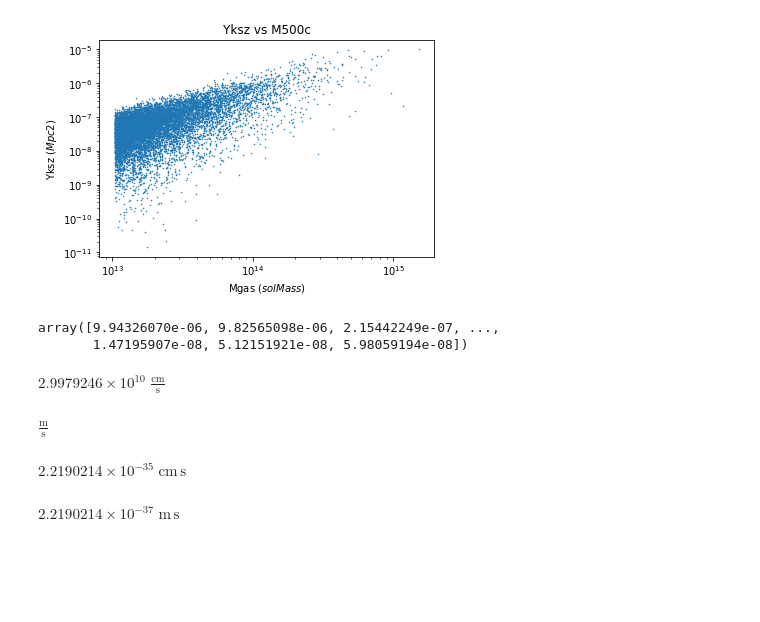
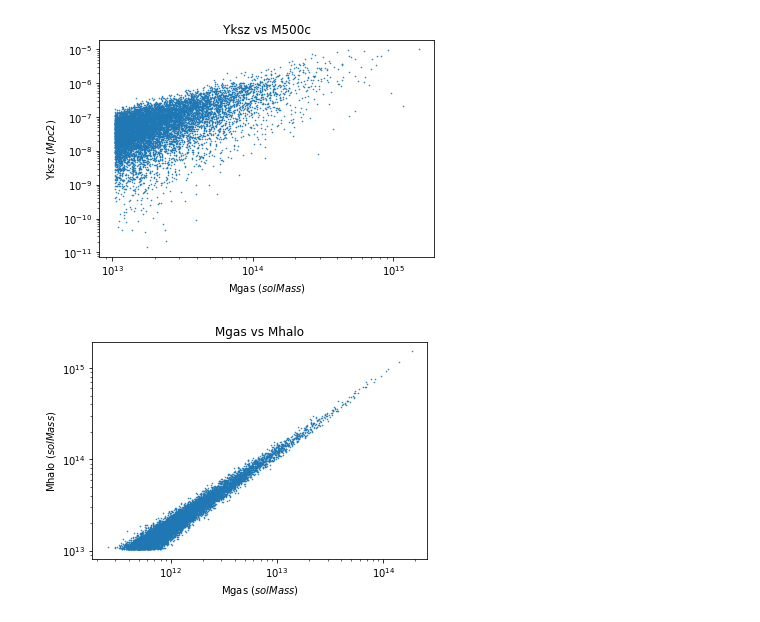
Before and after one commit to antolonappan/kSZscaler, a Jupyter notebook: Notebooks/scaling.ipynb, the cells around one changed output. Saved outputs shown, nothing was run; the diff lists cells and outputs as text; code cells hidden in the pictures; blank space fills up the shorter version.

```diff
--- a/Notebooks/scaling.ipynb
+++ b/Notebooks/scaling.ipynb
@@ -12,7 +12,6 @@ s.Y_M()
 # %% [output]
 [figure]
 # %%
-s.Yksz()
+s.gas_halo_relation()
 # %% [output]
-array([9.94326070e-06, 9.82565098e-06, 2.15442249e-07, ...,
-       1.47195907e-08, 5.12151921e-08, 5.98059194e-08])
+[figure, added]
@@ -21,16 +17,0 @@ import astropy.constants as c
-# %%
-c.c.to('cm/s')
-# %% [output]
-$2.9979246 \times 10^{10} \; \mathrm{\frac{cm}{s}}$
-# %%
-c.c.unit
-# %% [output]
-$\mathrm{\frac{m}{s}}$
-# %%
-f.to('cm s')
-# %% [output]
-$2.2190214 \times 10^{-35} \; \mathrm{cm\,s}$
-# %%
-f
-# %% [output]
-$2.2190214 \times 10^{-37} \; \mathrm{m\,s}$
```
Also changed, not shown: parts of 5 cells of this notebook, 1 other file.
